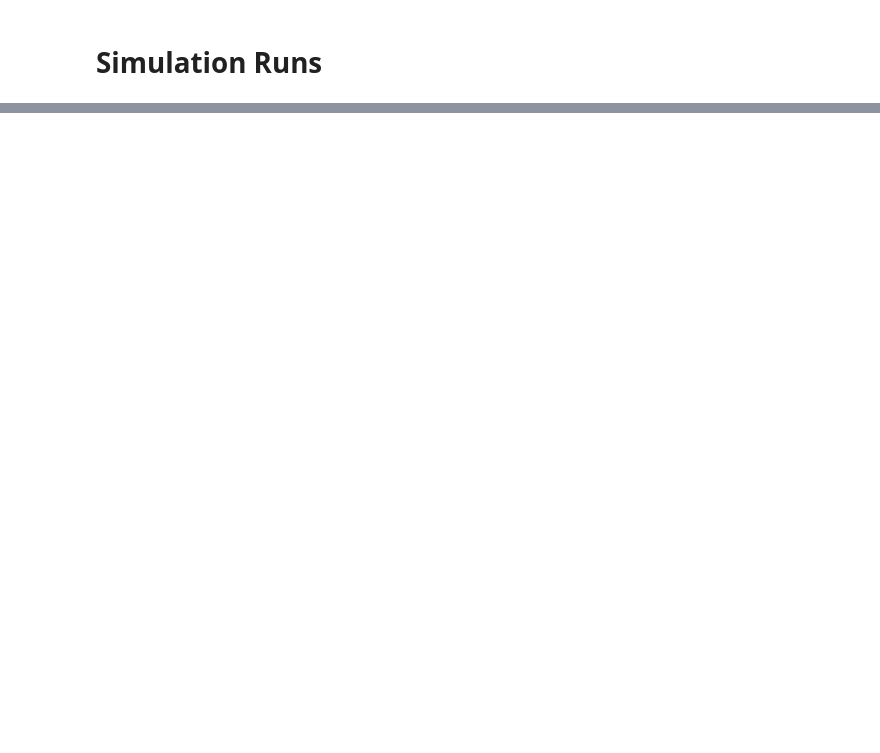
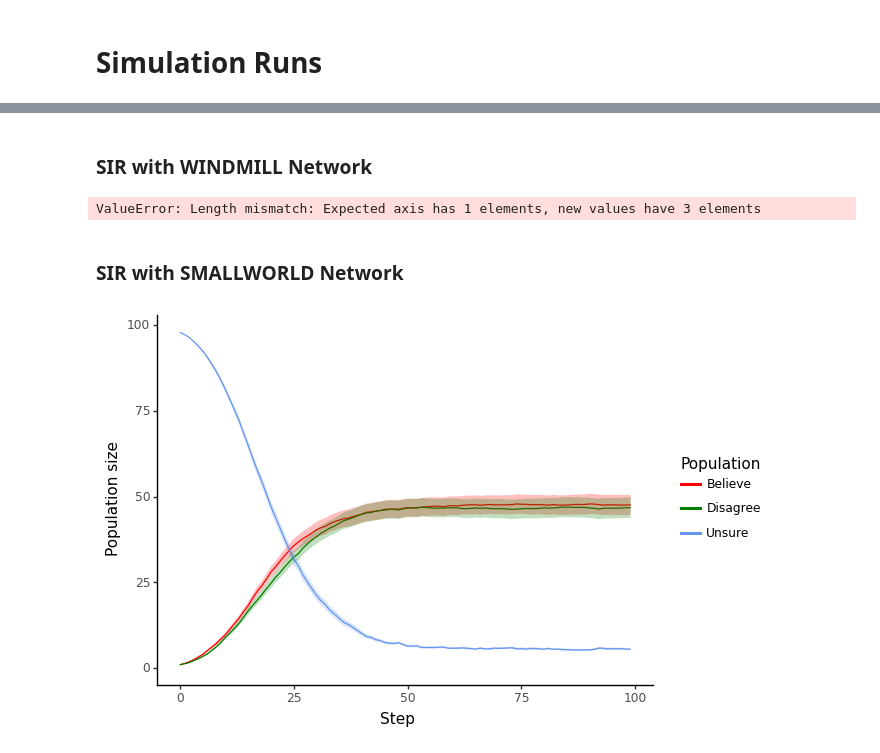
Before and after one commit to ChrisWitzany/opinion_network_model, a Jupyter notebook: main.ipynb, the cells around one changed output, grey strips where cells are left out. Saved outputs shown, nothing was run; the diff lists cells and outputs as text; code cells hidden in the pictures; blank space fills up the shorter version.

```diff
--- a/main.ipynb
+++ b/main.ipynb
@@ -186,0 +291,14 @@ def run(dynamics, network):
+# %% [markdown]
+### SIR with WINDMILL Network
+# %%
+dynamics, network = ModelType.SIR, NetworkType.WINDMILL
+run_trajectories(dynamics, network, n_replicates = 100)
+# %% [output]
+ValueError: Length mismatch: Expected axis has 1 elements, new values have 3 elements
+# %% [markdown]
+### SIR with SMALLWORLD Network
+# %%
+dynamics, network = ModelType.SIR, NetworkType.SMALLWORLD
+run_trajectories(dynamics, network, n_replicates = 100)
+# %% [output]
+[figure, added]
```
Also changed, not shown: parts of 40 cells of this notebook.
